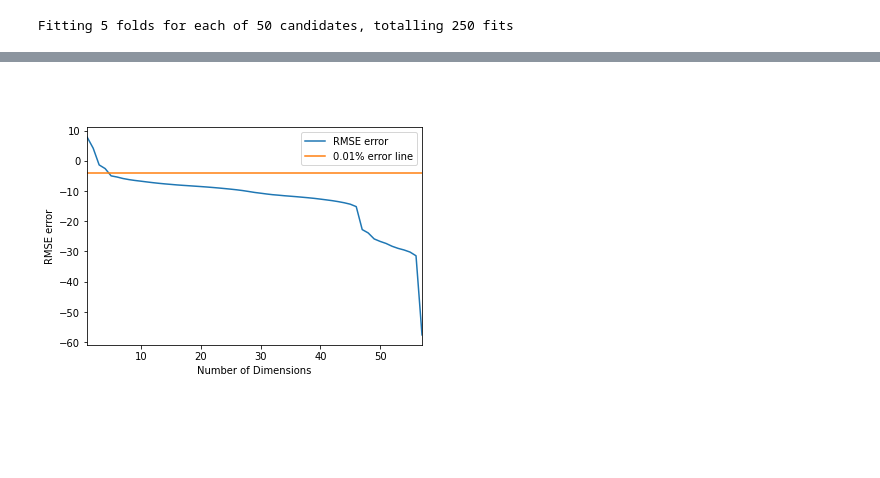
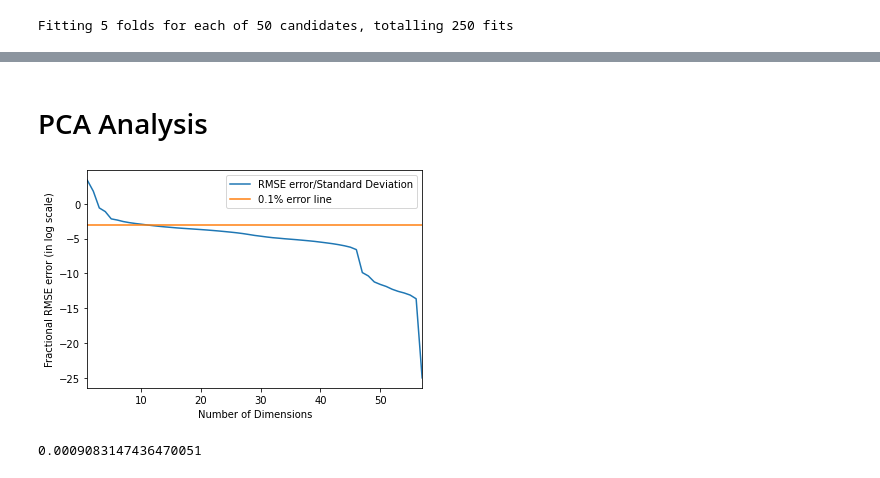
Before and after one commit to kalp121212/DS303_Project, a Jupyter notebook: GTZAN.ipynb, the cells around one changed output, grey strips where cells are left out. Cells and saved outputs as stored; diff of their text form; code cells hidden in the pictures; blank space fills up the shorter version.

Commit message:
Added PCA plot

```diff
--- a/GTZAN.ipynb
+++ b/GTZAN.ipynb
@@ -143,7 +143,7 @@ print(classification_report(y_test, SVCpredictions))
 # %%
 results = pd.DataFrame()
 # %% [markdown]
-#
+# PCA Analysis
 # %%
 from sklearn.decomposition import PCA
 dummy = np.linalg.norm(X, axis=0)
@@ -160,12 +160,17 @@ for i in range(57):
 # %%
 reconstruction = np.array(reconstruction_error_list)
 # %%
-plt.plot(range(1,58), np.log(reconstruction/stnd_dev), label="RMSE error")
-plt.plot([1,57],[-4,-4], label = "0.01% error line")
+plt.plot(range(1,58), np.log(reconstruction/stnd_dev)/np.log(10), label="RMSE error/Standard Deviation")
+plt.plot([1,57],[-3,-3], label = "0.1% error line")
 plt.xlabel('Number of Dimensions')
-plt.ylabel('RMSE error')
+plt.ylabel('Fractional RMSE error (in log scale)')
 plt.xlim(1,57)
 plt.legend()
+plt.savefig('pca.png', dpi=300)
 plt.show()
 # %% [output]
-[figure, old version]
+[figure, new version]
+# %%
+(reconstruction[10]/stnd_dev)
+# %% [output]
+0.0009083147436470051
```
Also changed, not shown: 1 other file.
